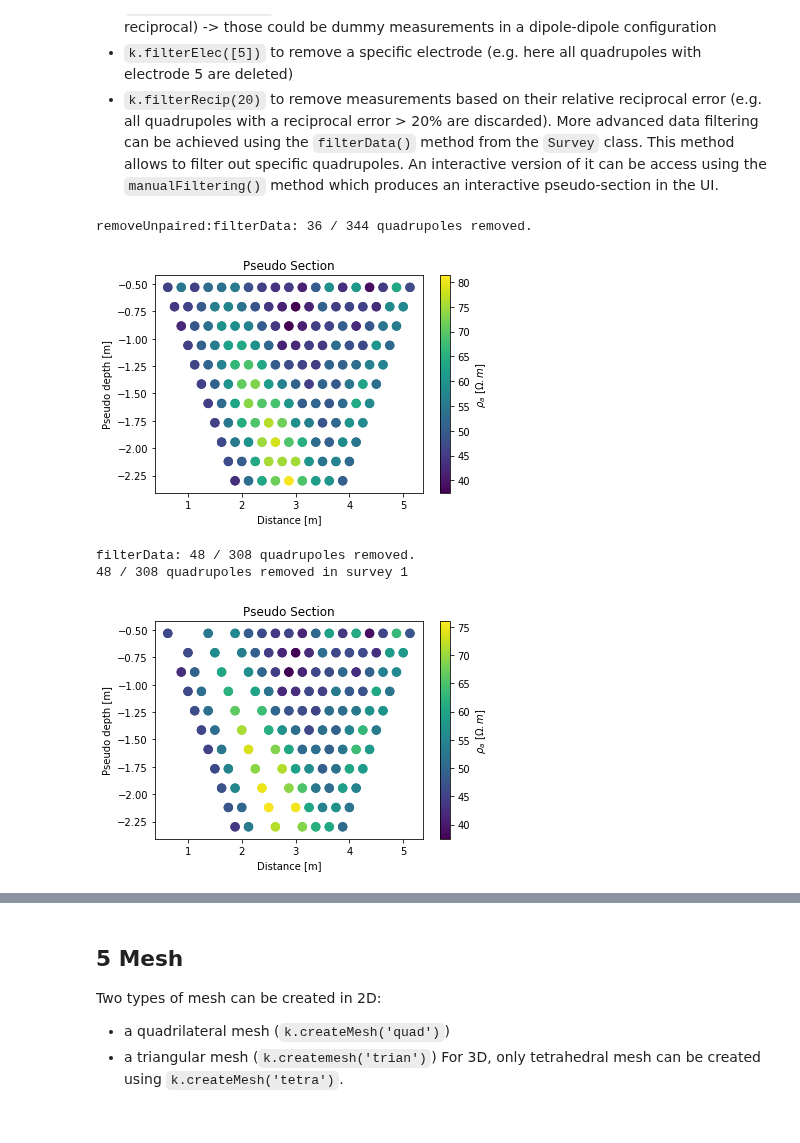
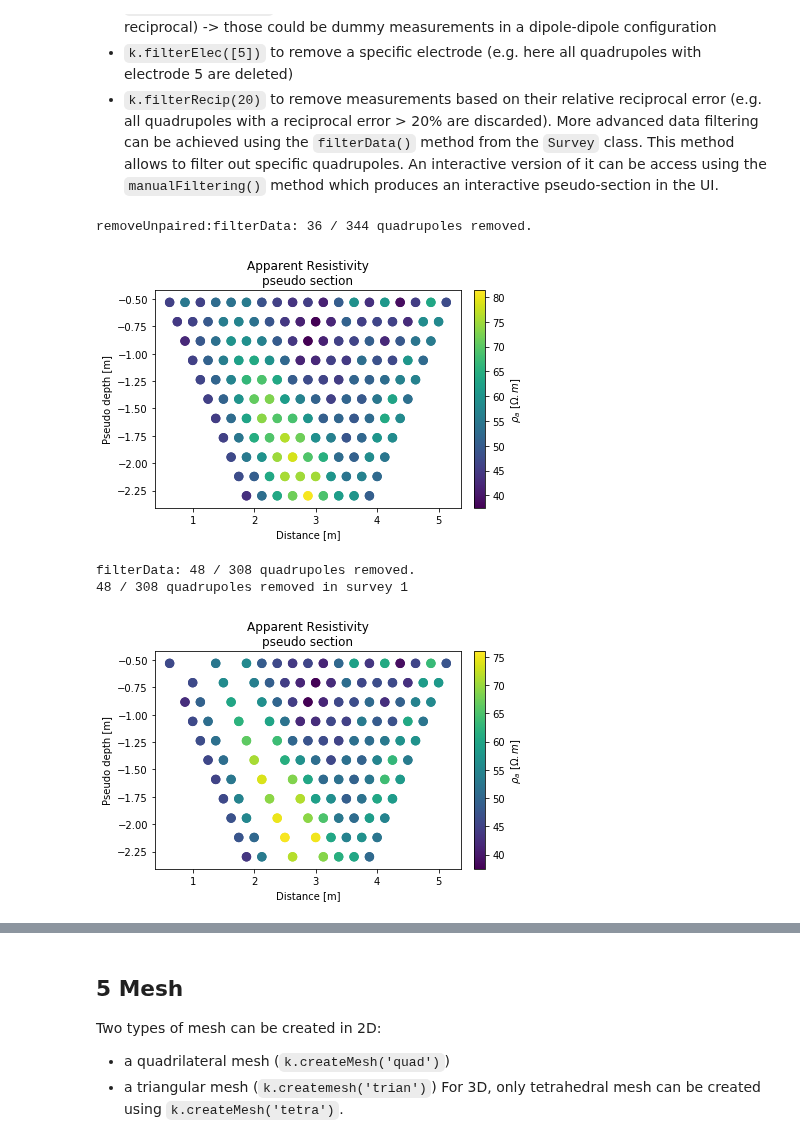
Before and after one commit to hkexgroup/resipy, a Jupyter notebook: jupyter-notebook/01getting-started.ipynb, the cells around one changed output, grey strips where cells are left out. Drawn from its saved outputs; the diff is of its cells as text; code cells hidden in the pictures.

```diff
--- a/jupyter-notebook/01getting-started.ipynb
+++ b/jupyter-notebook/01getting-started.ipynb
@@ -51,16 +53,16 @@ Below are a few examples of data filtering routines that can be used:
 - `k.filterRecip(20)` to remove measurements based on their relative reciprocal error (e.g. all quadrupoles with a reciprocal error > 20% are discarded).
 More advanced data filtering can be achieved using the `filterData()` method from the `Survey` class. This method allows to filter out specific quadrupoles. An interactive version of it can be access using the `manualFiltering()` method which produces an interactive pseudo-section in the UI.
 # %%
-k.removeUnpaired()
-k.pseudo() # this actually removed the dummy measurements in this dipole-dipole survey (added for speed optimization)
+k.filterUnpaired()
+k.showPseudo() # this actually removed the dummy measurements in this dipole-dipole survey (added for speed optimization)
 # %% [output]
 removeUnpaired:filterData: 36 / 344 quadrupoles removed.
-[figure, old version]
+[figure, new version]
 # %%
 k.filterElec([5]) # remove all quadrupoles associated with electrode 5
-k.pseudo()
+k.showPseudo()
 # %% [output]
 filterData: 48 / 308 quadrupoles removed.
 48 / 308 quadrupoles removed in survey 1
-[figure, old version]
+[figure, new version]
 # %%
```
Also changed, not shown: parts of 13 cells of this notebook, 6 other files.
